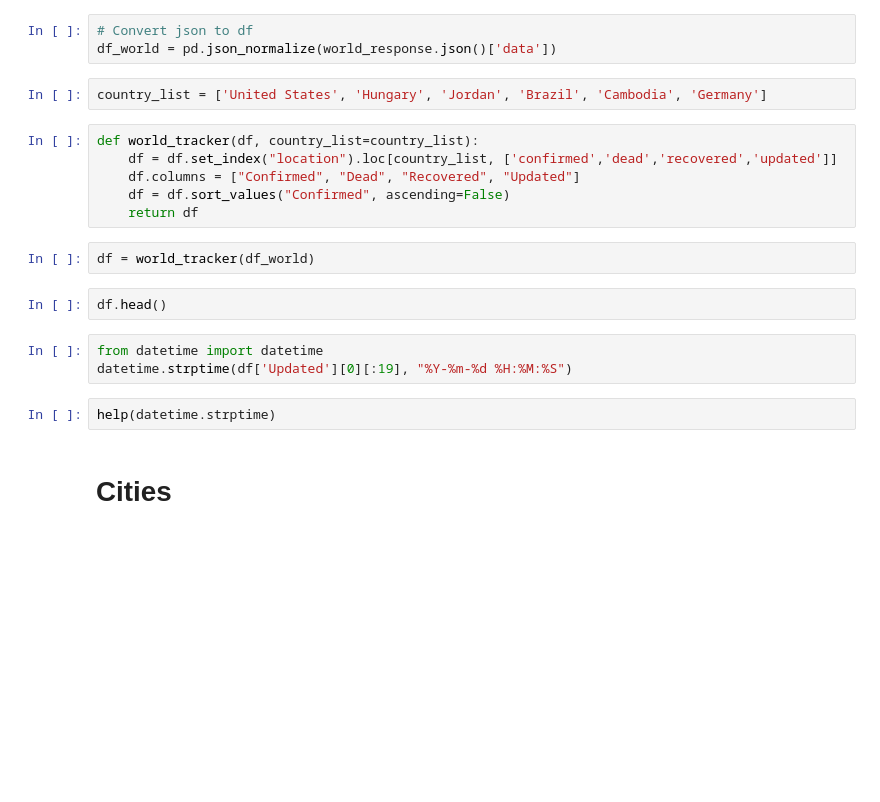
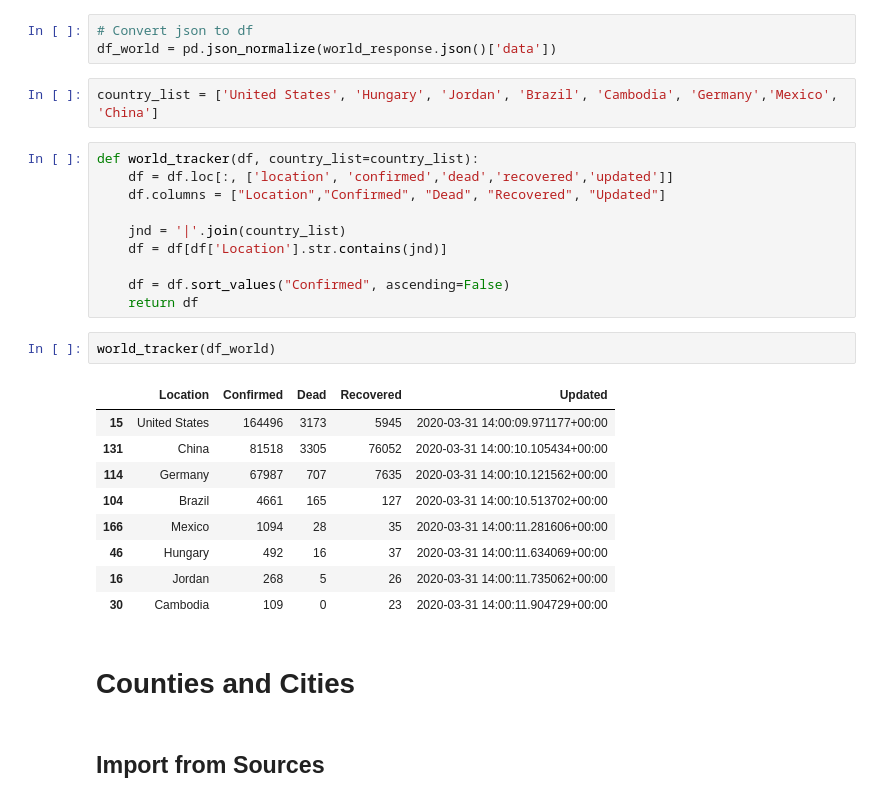
Before and after one commit to pomkos/covid19, a Jupyter notebook: corona_status.ipynb, the cells around one changed output. Saved outputs shown, nothing was run; the diff lists cells and outputs as text; blank space fills up the shorter version.

```diff
--- a/corona_status.ipynb
+++ b/corona_status.ipynb
@@ -165,24 +167,33 @@ else:
 # Convert json to df
 df_world = pd.json_normalize(world_response.json()['data'])
 # %%
-country_list = ['United States', 'Hungary', 'Jordan', 'Brazil', 'Cambodia', 'Germany']
+country_list = ['United States', 'Hungary', 'Jordan', 'Brazil', 'Cambodia', 'Germany','Mexico', 'China']
 # %%
 def world_tracker(df, country_list=country_list):
-    df = df.set_index("location").loc[country_list, ['confirmed','dead','recovered','updated']]
-    df.columns = ["Confirmed", "Dead", "Recovered", "Updated"]
+    df = df.loc[:, ['location', 'confirmed','dead','recovered','updated']]
+    df.columns = ["Location","Confirmed", "Dead", "Recovered", "Updated"]
+
+    jnd = '|'.join(country_list)
+    df = df[df['Location'].str.contains(jnd)]
+
     df = df.sort_values("Confirmed", ascending=False)
     return df
-# %%
-df = world_tracker(df_world)
-# %%
-df.head()
-# %%
-from datetime import datetime
-datetime.strptime(df['Updated'][0][:19], "%Y-%m-%d %H:%M:%S")
-# %%
-help(datetime.strptime)
+# %%
+world_tracker(df_world)
+# %% [output]
+|  | Location | Confirmed | Dead | Recovered | Updated |
+| 15 | United States | 164496 | 3173 | 5945 | 2020-03-31 14:00:09.971177+00:00 |
+| 131 | China | 81518 | 3305 | 76052 | 2020-03-31 14:00:10.105434+00:00 |
+| 114 | Germany | 67987 | 707 | 7635 | 2020-03-31 14:00:10.121562+00:00 |
+| 104 | Brazil | 4661 | 165 | 127 | 2020-03-31 14:00:10.513702+00:00 |
+| 166 | Mexico | 1094 | 28 | 35 | 2020-03-31 14:00:11.281606+00:00 |
+| 46 | Hungary | 492 | 16 | 37 | 2020-03-31 14:00:11.634069+00:00 |
+| 16 | Jordan | 268 | 5 | 26 | 2020-03-31 14:00:11.735062+00:00 |
+| 30 | Cambodia | 109 | 0 | 23 | 2020-03-31 14:00:11.904729+00:00 |
 # %% [markdown]
-# Cities
+# Counties and Cities
+# %% [markdown]
+## Import from Sources
 # %%
 city_response = requests.get('https://www.trackcorona.live/api/cities/')
 
```
Also changed, not shown: parts of 18 cells of this notebook.
